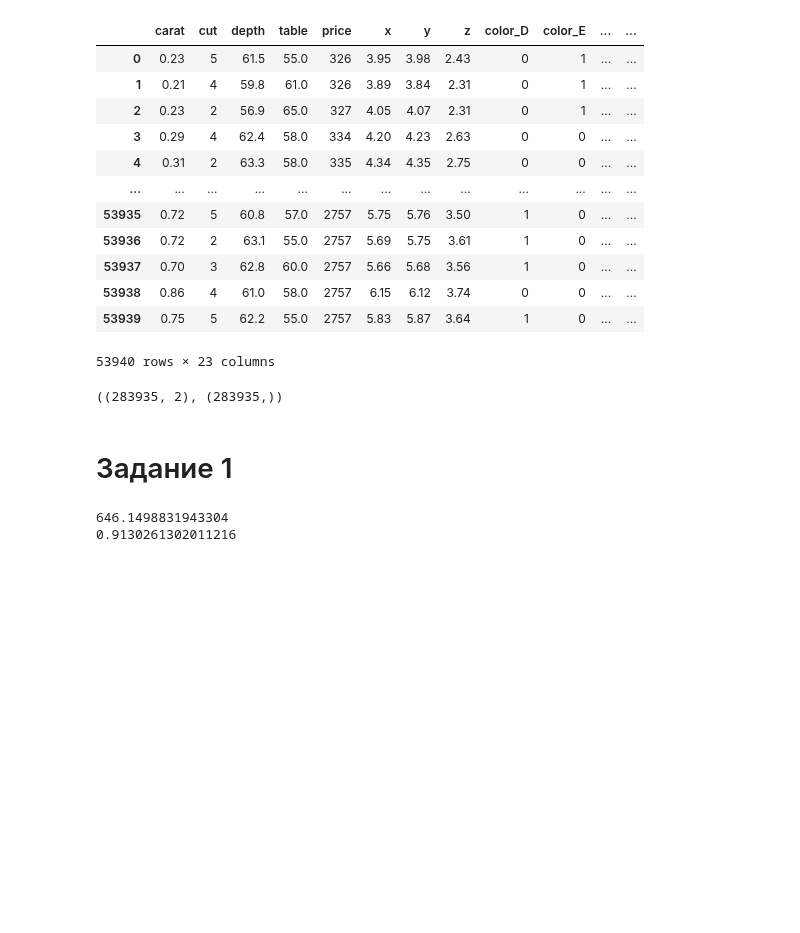
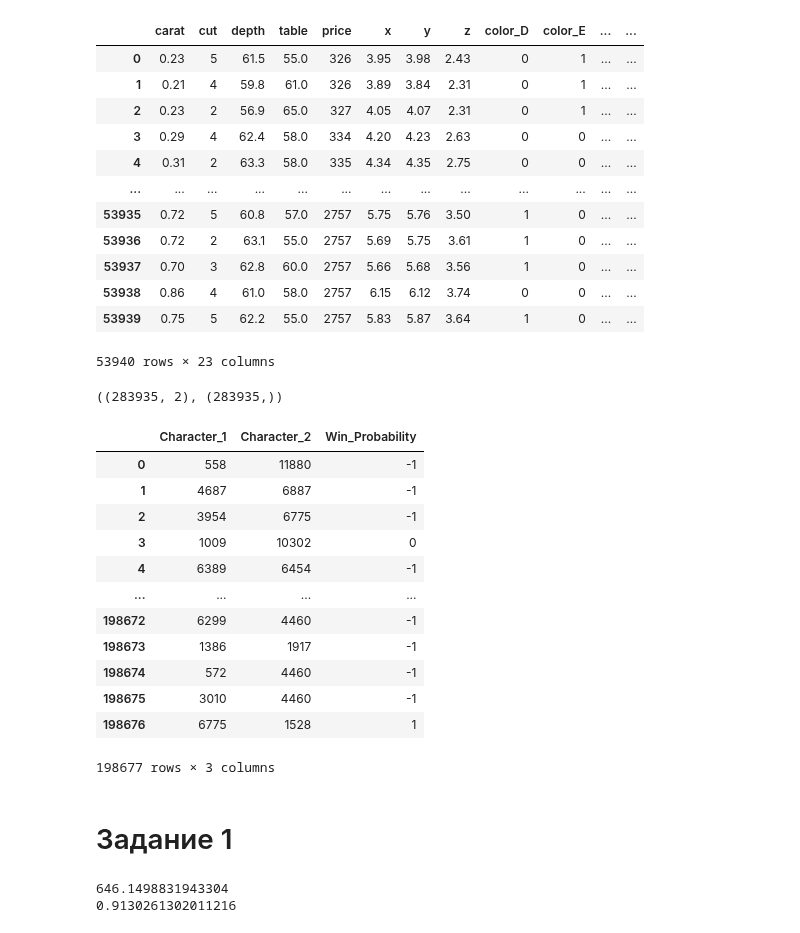
Before and after one commit to Flawed1/machine_learning_practice, a Jupyter notebook: task3/task3.ipynb, the cells around one changed output. Drawn from its saved outputs; the diff is of its cells as text; code cells hidden in the pictures; blank space fills up the shorter version.

```diff
--- a/task3/task3.ipynb
+++ b/task3/task3.ipynb
@@ -41,6 +41,22 @@ X_class, Y_class = oversampling.SMOTE().fit_resample(X_class, Y_class)
 X_class.shape, Y_class.shape
 # %% [output]
 ((283935, 2), (283935,))
+# %%
+data_classification
+# %% [output]
+|  | Character_1 | Character_2 | Win_Probability |
+| 0 | 558 | 11880 | -1 |
+| 1 | 4687 | 6887 | -1 |
+| 2 | 3954 | 6775 | -1 |
+| 3 | 1009 | 10302 | 0 |
+| 4 | 6389 | 6454 | -1 |
+| ... | ... | ... | ... |
+| 198672 | 6299 | 4460 | -1 |
+| 198673 | 1386 | 1917 | -1 |
+| 198674 | 572 | 4460 | -1 |
+| 198675 | 3010 | 4460 | -1 |
+| 198676 | 6775 | 1528 | 1 |
+198677 rows × 3 columns
 # %%
 X_reg_train, X_reg_test, Y_reg_train, Y_reg_test = skmodel.train_test_split(X_reg, Y_reg, random_state=14)
 X_class_train, X_class_test, Y_class_train, Y_class_test = skmodel.train_test_split(X_class, Y_class, random_state=14)
```
Also changed, not shown: parts of 23 cells of this notebook.
